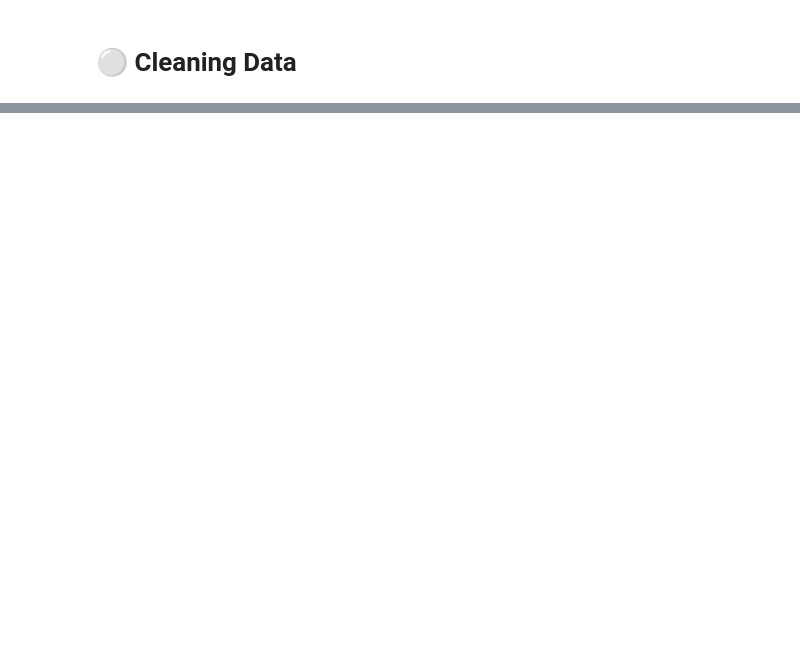
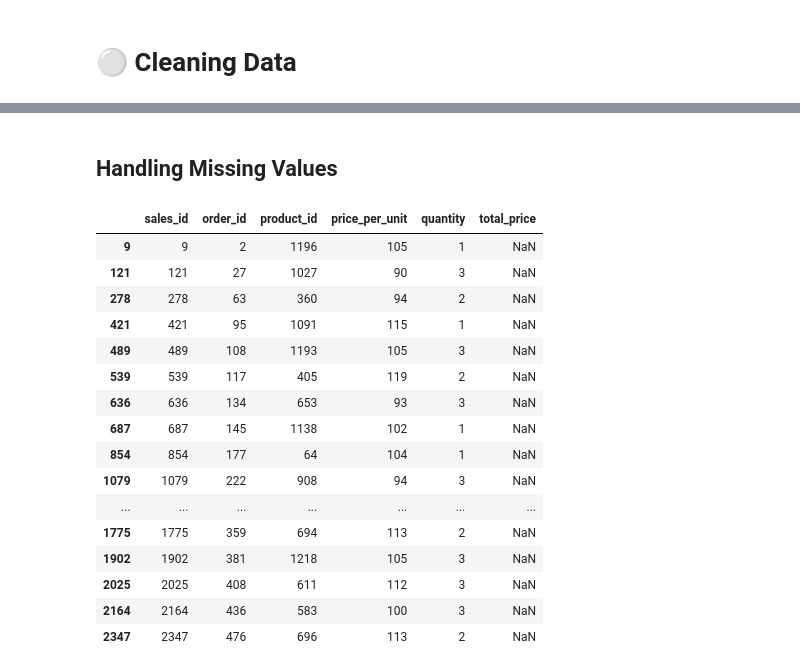
Before and after one commit to stefansphtr/Exercise-Project-Data-Analysis, a Jupyter notebook: Project.ipynb, the cells around one changed output, grey strips where cells are left out. Cells and saved outputs as stored; diff of their text form; code cells hidden in the pictures; blank space fills up the shorter version.

Commit message:
Finished the data cleaning process

```diff
--- a/Project.ipynb
+++ b/Project.ipynb
@@ -360,0 +655,12 @@ Total duplicate value:  0
+# %%
+#  Change the data type of sakes_id, order_id, & product_id attributes to object(string)
+
+sales_df["sales_id"] = sales_df["sales_id"].astype(str)
+
+sales_df["order_id"] = sales_df["order_id"].astype(str)
+
+sales_df["product_id"] = sales_df["product_id"].astype(str)
+
+#  Check the data type of sales_id, order_id, & product_id attributes
+
+sales_df.info()
@@ -360,0 +681,24 @@ Total duplicate value:  0
+# %% [markdown]
+## Handling Missing Values
+# %%
+# Check missing value
+
+sales_df.loc[sales_df.isna().any(axis=1)]
+# %% [output]
+|  | sales_id | order_id | product_id | price_per_unit | quantity | total_price |
+| 9 | 9 | 2 | 1196 | 105 | 1 | NaN |
+| 121 | 121 | 27 | 1027 | 90 | 3 | NaN |
+| 278 | 278 | 63 | 360 | 94 | 2 | NaN |
+| 421 | 421 | 95 | 1091 | 115 | 1 | NaN |
+| 489 | 489 | 108 | 1193 | 105 | 3 | NaN |
+| 539 | 539 | 117 | 405 | 119 | 2 | NaN |
+| 636 | 636 | 134 | 653 | 93 | 3 | NaN |
+| 687 | 687 | 145 | 1138 | 102 | 1 | NaN |
+| 854 | 854 | 177 | 64 | 104 | 1 | NaN |
+| 1079 | 1079 | 222 | 908 | 94 | 3 | NaN |
+| ... | ... | ... | ... | ... | ... | ... |
+| 1775 | 1775 | 359 | 694 | 113 | 2 | NaN |
+| 1902 | 1902 | 381 | 1218 | 105 | 3 | NaN |
+| 2025 | 2025 | 408 | 611 | 112 | 3 | NaN |
+| 2164 | 2164 | 436 | 583 | 100 | 3 | NaN |
+| 2347 | 2347 | 476 | 696 | 113 | 2 | NaN |
```
Also changed, not shown: parts of 42 cells of this notebook.
